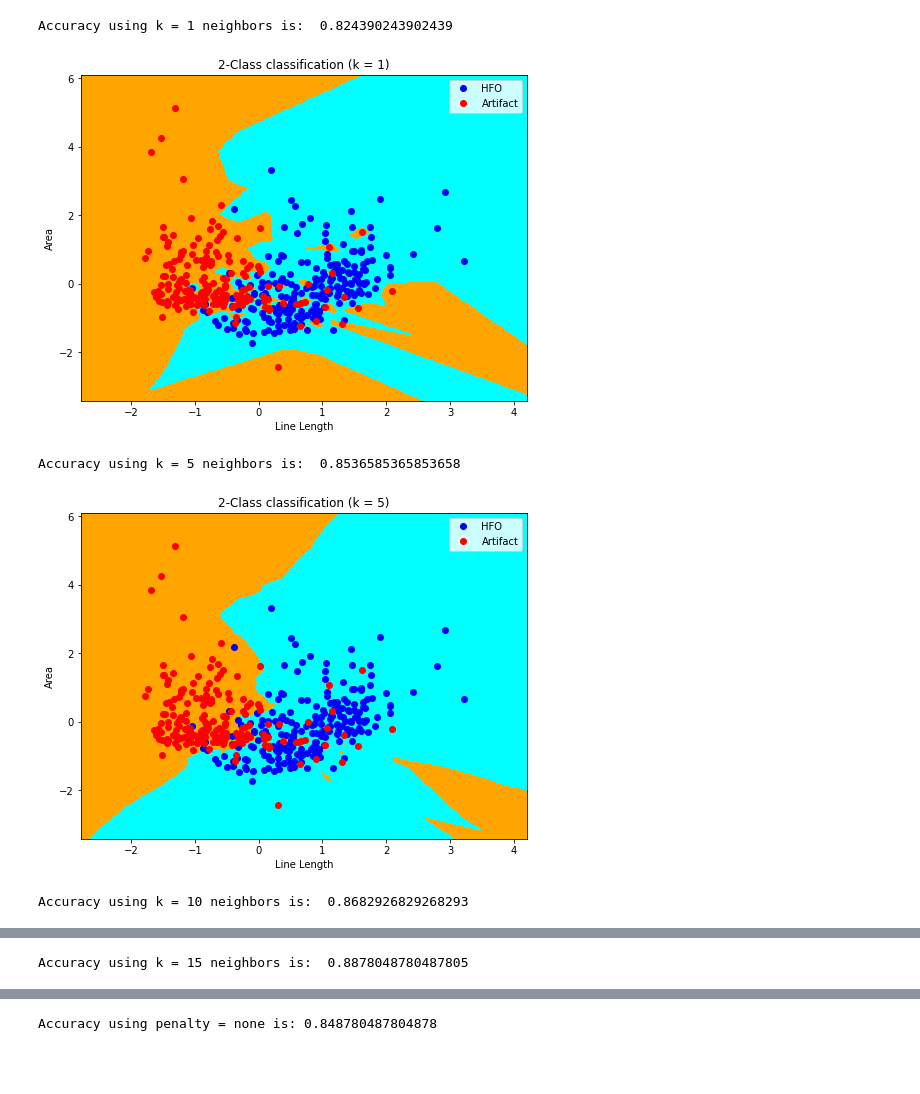
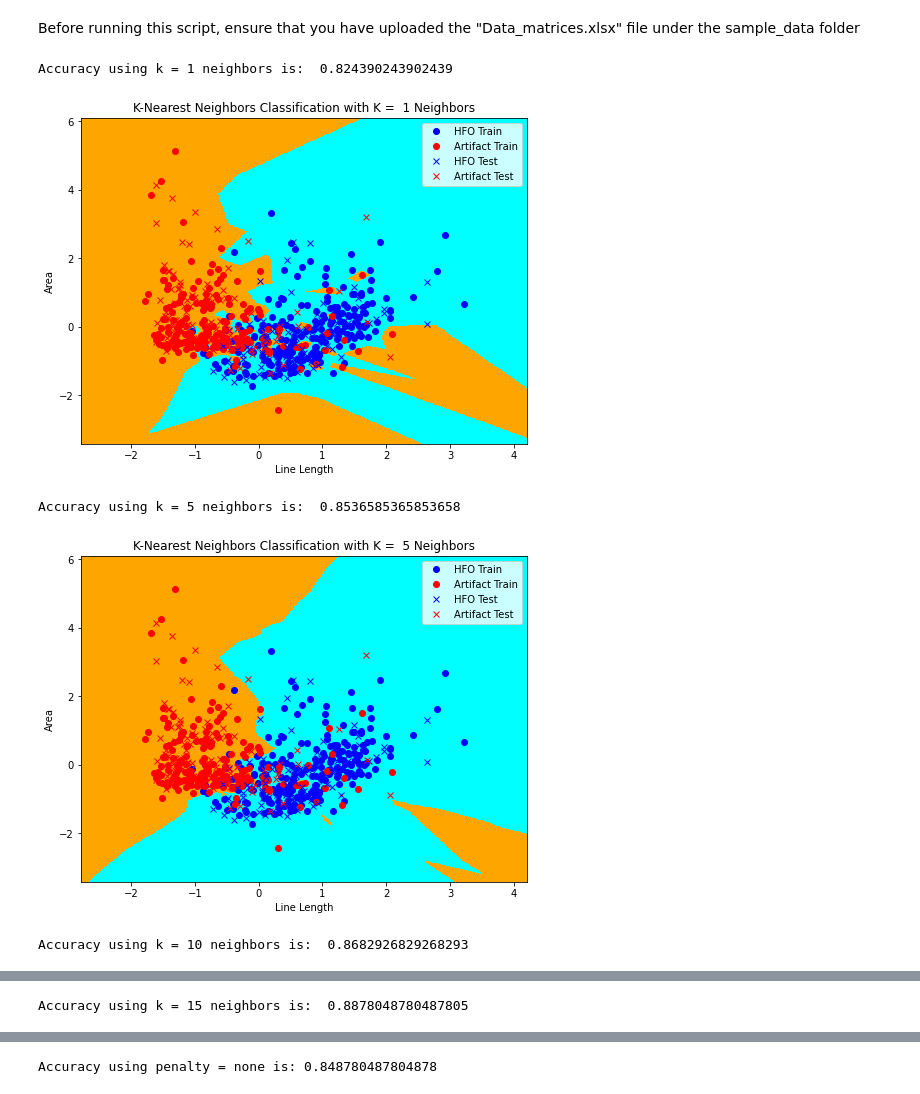
Before and after one commit to gadkaria/CIS519_IctogenicityClassifier, a Jupyter notebook: Ictogeneity_Classifier.ipynb, the cells around one changed output, grey strips where cells are left out. Drawn from its saved outputs; the diff is of its cells as text; code cells hidden in the pictures; blank space fills up the shorter version.

```diff
--- a/Ictogeneity_Classifier.ipynb
+++ b/Ictogeneity_Classifier.ipynb
@@ -1,3 +1,5 @@
+# %% [markdown]
+Before running this script, ensure that you have uploaded the "Data_matrices.xlsx" file under the sample_data folder
 # %%
 import os
 import numpy as np
@@ -15,9 +17,6 @@ def plot_KNN_boundary(k):
         k: Number of neighbors to use for kneighbors queries.
 
     Returns:
-    Notes:
-        1. Please do not change the provided code
-        2. save the predicted labels as y_test for plotting
     '''
     # import training data
     df = pd.read_excel(open('Data_matrices.xlsx', 'rb'), sheet_name="Full data")
@@ -40,6 +39,9 @@ def plot_KNN_boundary(k):
     acc = classifier.score(X_test, y_test)
     print("Accuracy using k = %i neighbors is: " % (k), acc)
 
+    # Save those to use them later for plots
+    y_test_dummy = y_test
+    X_test_dummy = X_test
 
     # mesh 2d space into grid
     h = 0.02
@@ -54,37 +56,47 @@ def plot_KNN_boundary(k):
     y_test = classifier.predict(X_test)
 
     # Put the result into a color plot
     y_test = y_test.reshape(xx.shape)
     cmap_light = ListedColormap(['orange', 'cyan'])
     cmap_bold = ['darkorange', 'c']
     plt.figure(figsize=(8, 6))
     plt.contourf(xx, yy, y_test, cmap=cmap_light)
 
     # Separate the training points into HFOs and Artifacts
     hfos = X_train[y_train[:,0] == 2]
     artif = X_train[y_train[:,0] == 1]
 
+    #Separate the training points into HFOs and Artifacts
+    y_test = y_test_dummy
+    X_test = X_test_dummy
+    hfos_test = X_test[y_test[:,0] == 2]
+    artif_test = X_test[y_test[:,0] == 1]
+
     #Plot HFOs and artifacts using different colors
-    plt.plot(hfos[:,0], hfos[:,1], 'o', color = 'blue', label='HFO')
-    plt.plot(artif[:,0], artif[:,1], 'o', color = 'red', label='Artifact')
+    plt.plot(hfos[:,0], hfos[:,1], 'o', color = 'blue', label='HFO Train')
+    plt.plot(artif[:,0], artif[:,1], 'o', color = 'red', label='Artifact Train')
+    plt.plot(hfos_test[:,0], hfos_test[:,1], 'x', color = 'blue', label='HFO Test')
+    plt.plot(artif_test[:,0], artif_test[:,1], 'x', color = 'red', label='Artifact Test')
     plt.xlim(xx.min(), xx.max())
     plt.ylim(yy.min(), yy.max())
-    plt.title("2-Class classification (k = %i)" % (k))
+    plt.title("K-Nearest Neighbors Classification with K = " + " " + str(k) + " Neighbors")
     plt.xlabel('Line Length')
     plt.ylabel('Area')
     plt.legend()
+    plt.savefig('KNN'+str(k)+'.png')
     plt.show()
+
 
 
 # plot KNN decision boundaries with different k values
 def visualize_KNN():
     for k in [1, 5, 10, 15]:
         plot_KNN_boundary(k)
 
 visualize_KNN() ### Comment out this line when submitting ###
 # %% [output]
 Accuracy using k = 1 neighbors is:  0.824390243902439
-[figure, old version]
+[figure, new version]
 Accuracy using k = 5 neighbors is:  0.8536585365853658
-[figure, old version]
+[figure, new version]
 Accuracy using k = 10 neighbors is:  0.8682926829268293
```
Also changed, not shown: parts of 4 cells of this notebook, 1 other file.
